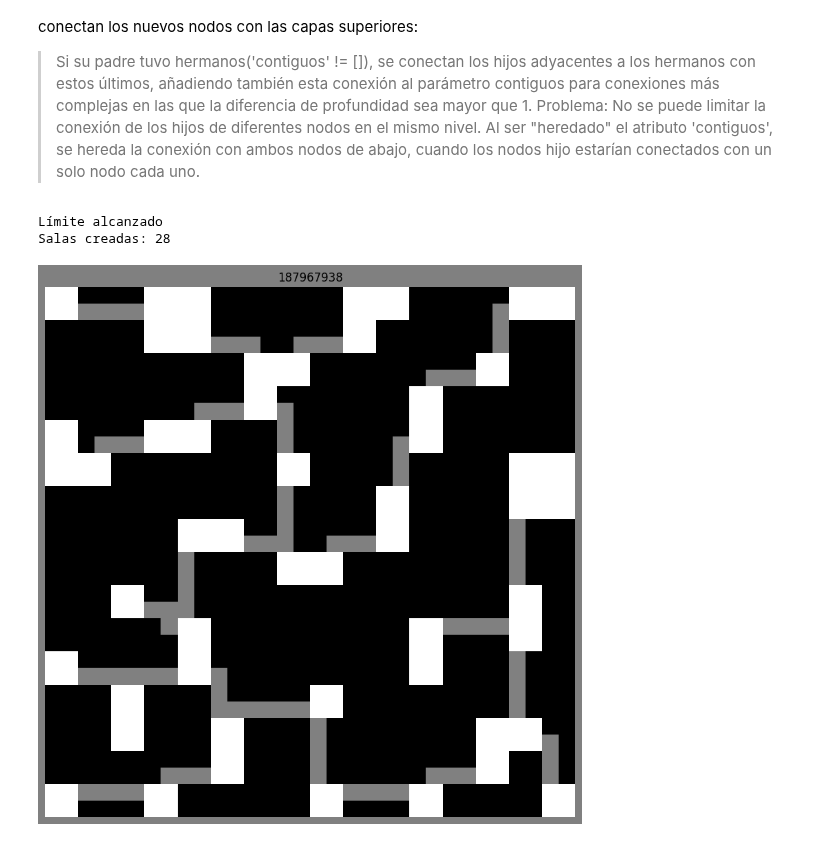
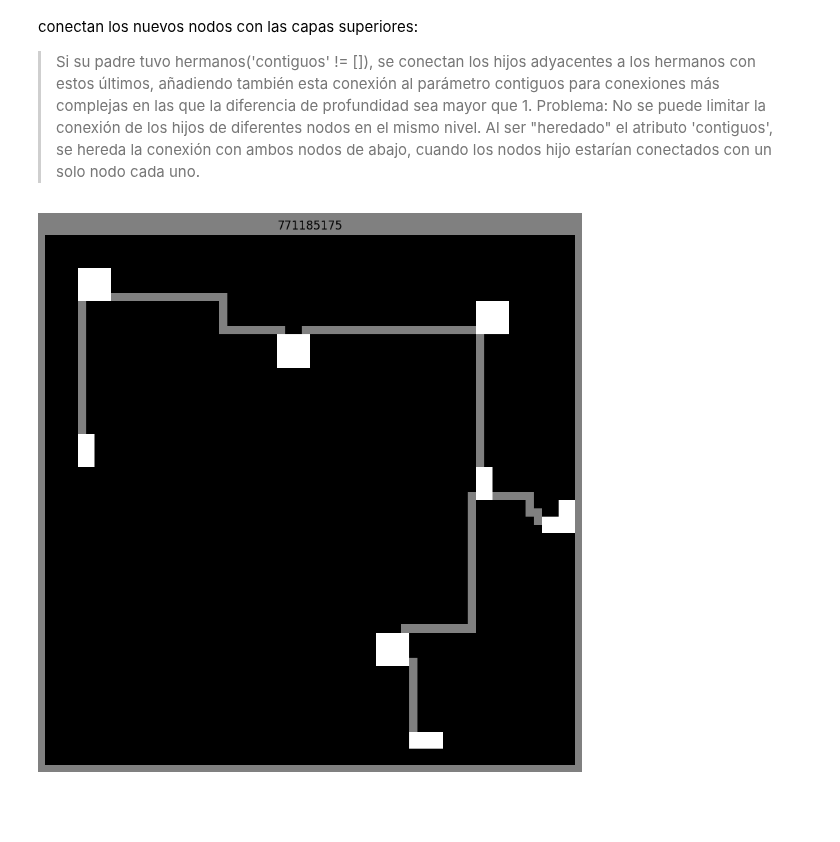
Before and after one commit to MarioPG21/TFG_generacion_mazmorras, a Jupyter notebook: Space Partitioning/Space_Partitioning.ipynb, the cells around one changed output. Cells and saved outputs as stored; diff of their text form; code cells hidden in the pictures; blank space fills up the shorter version.

```diff
--- a/Space Partitioning/Space_Partitioning.ipynb
+++ b/Space Partitioning/Space_Partitioning.ipynb
@@ -676,21 +676,19 @@ def crear_mazmorra_space_part(arquitectura, npart = 20, prof_division = 5, nsala
 # %%
 # 'dikjstra', 'clasica'
 arquitectura = 'clasica'
-npart = 500
-prof = 4
-nsalas = 100
+npart = 100
+prof = 5
+nsalas = 8
 densidad = 2
 guardar = False
 
 cuadrado=crear_mazmorra_space_part(
     arquitectura = arquitectura,
     npart=npart,
     prof_division=prof,
     nsalas=nsalas,
     densidad=densidad,
     guardar=guardar
 )
 # %% [output]
-Límite alcanzado
-Salas creadas: 28
-[figure, old version]
+[figure, new version]
```
Also changed, not shown: parts of 1 cell of this notebook, 1 other file.
